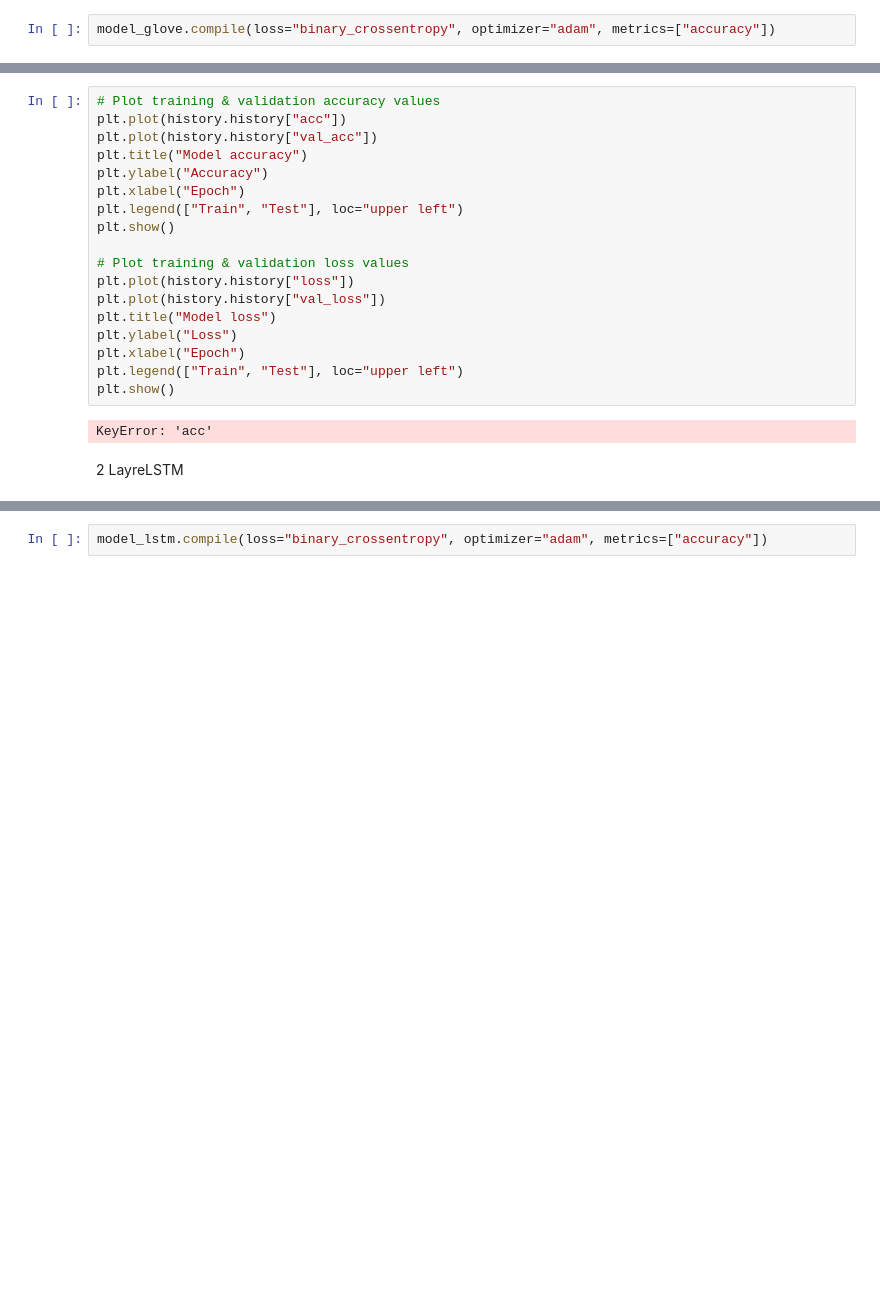
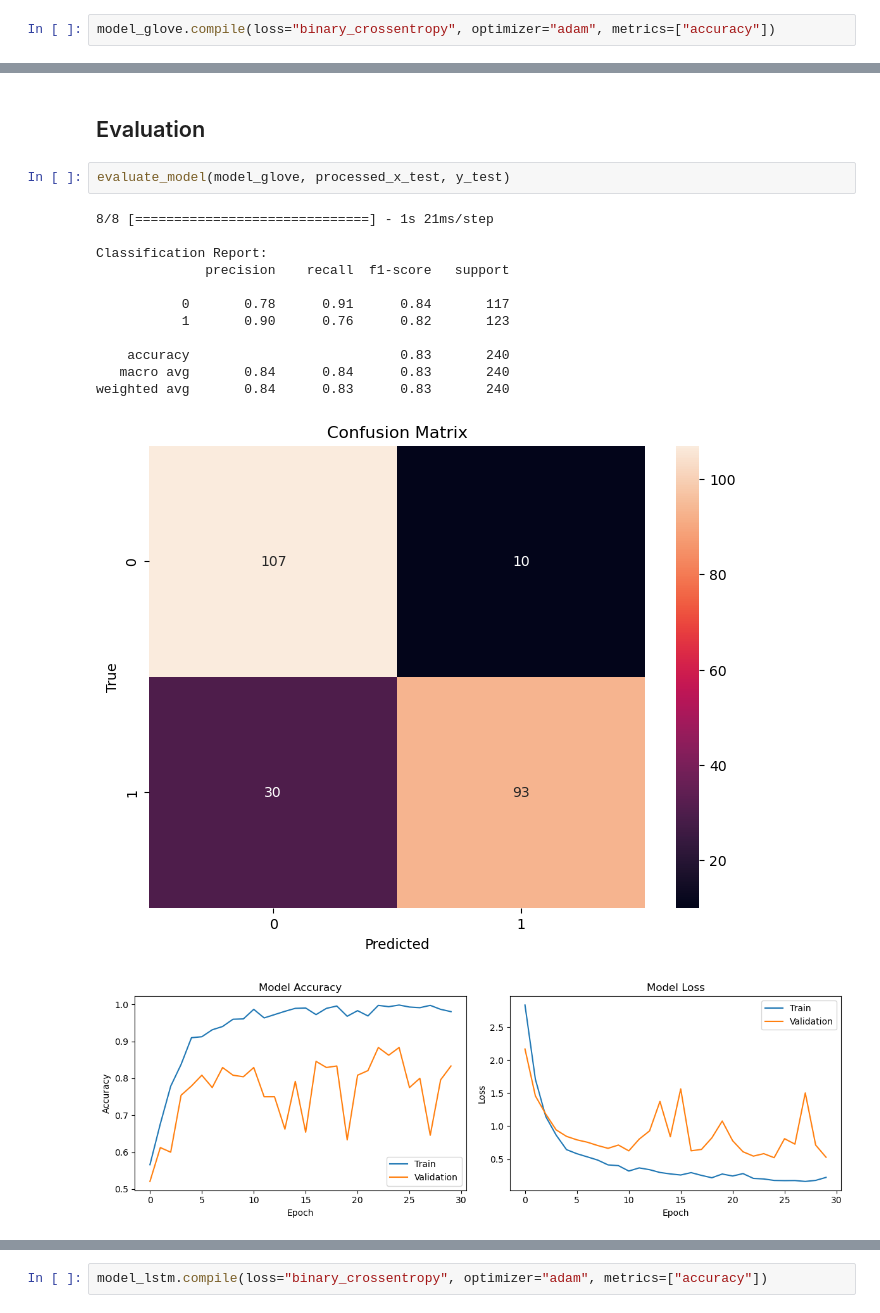
Before and after one commit to MaddogQ/SpamClassification, a Jupyter notebook: LSTM-Conv1D-glove100D.ipynb, the cells around one changed output, grey strips where cells are left out. Drawn from its saved outputs; the diff is of its cells as text; blank space fills up the shorter version.

```diff
--- a/LSTM-Conv1D-glove100D.ipynb
+++ b/LSTM-Conv1D-glove100D.ipynb
@@ -520,22 +443,18 @@ Epoch 30/30
-# %%
-# Plot training & validation accuracy values
-plt.plot(history.history["acc"])
-plt.plot(history.history["val_acc"])
-plt.title("Model accuracy")
-plt.ylabel("Accuracy")
-plt.xlabel("Epoch")
-plt.legend(["Train", "Test"], loc="upper left")
-plt.show()
-
-# Plot training & validation loss values
-plt.plot(history.history["loss"])
-plt.plot(history.history["val_loss"])
-plt.title("Model loss")
-plt.ylabel("Loss")
-plt.xlabel("Epoch")
-plt.legend(["Train", "Test"], loc="upper left")
-plt.show()
-# %% [output]
-KeyError: 'acc'
-# %% [markdown]
-2 LayreLSTM
+# %% [markdown]
+## Evaluation
+# %%
+evaluate_model(model_glove, processed_x_test, y_test)
+# %% [output]
+8/8 [==============================] - 1s 21ms/step
+
+Classification Report:
+              precision    recall  f1-score   support
+
+           0       0.78      0.91      0.84       117
+           1       0.90      0.76      0.82       123
+
+    accuracy                           0.83       240
+   macro avg       0.84      0.84      0.83       240
+weighted avg       0.84      0.83      0.83       240
+[figure, added]
+[figure, added]
```
Also changed, not shown: parts of 60 cells of this notebook, 1 other file.
